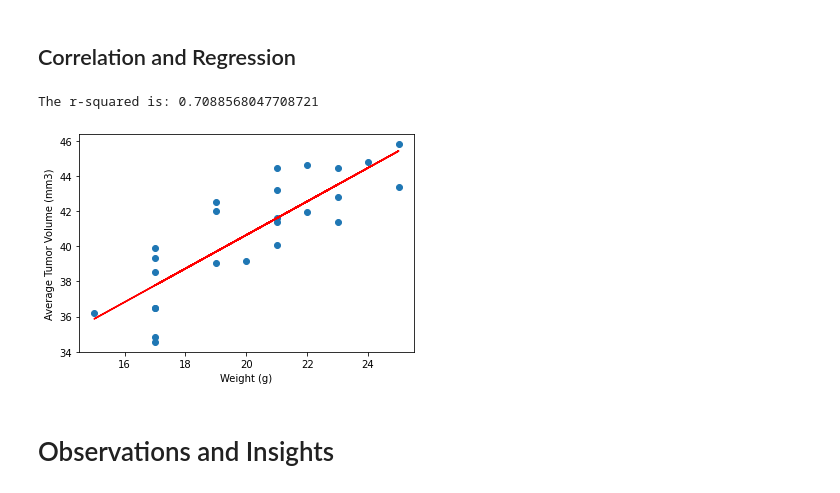
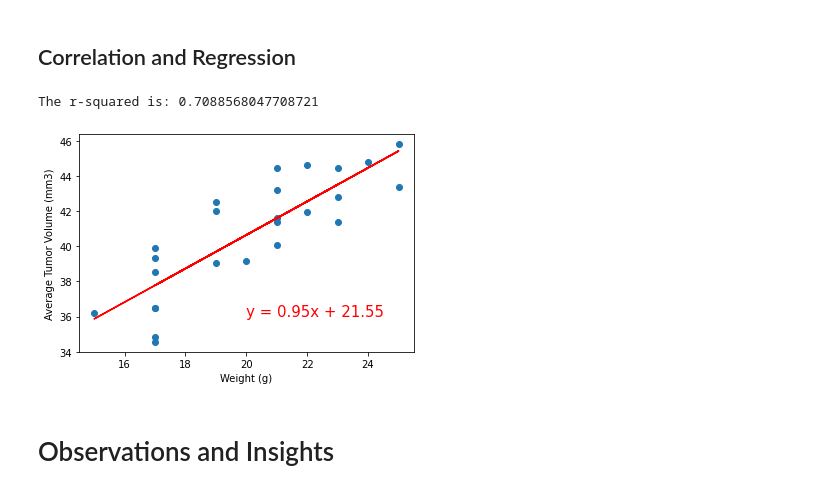
Before and after one commit to dalismo/Matplotlib-challenge, a Jupyter notebook: Pymaceuticals/pymaceuticals_starter.ipynb, the cells around one changed output. Cells and saved outputs as stored; diff of their text form; code cells hidden in the pictures.

```diff
--- a/Pymaceuticals/pymaceuticals_starter.ipynb
+++ b/Pymaceuticals/pymaceuticals_starter.ipynb
@@ -297,29 +297,30 @@ plt.show()
 # %%
 # Calculate the correlation coefficient and linear regression model
 # for mouse weight and average tumor volume for the Capomulin regimen
 
 # Defining the x and y values of chart
 x_values = mouse_weight
 y_values = tumor_volume
 
 # Calculating the linear regression
 (slope, intercept, rvalue, pvalue, stderr) = st.linregress(x_values, y_values)
 
 # Calculation y = mx + b
 regress_values = x_values * slope + intercept
 line_eq = "y = " + str(round(slope,2)) + "x + " + str(round(intercept,2))
 
 # Creating the scatter plot
 plt.scatter(x_values,y_values)
 plt.plot(x_values,regress_values,"r-")
+plt.annotate(line_eq,(20,36),fontsize=15,color="red")
 
 # Labeling the scatter plot
 plt.xlabel('Weight (g)')
 plt.ylabel('Average Tumor Volume (mm3)')
 print(f"The r-squared is: {rvalue**2}")
 plt.show()
 # %% [output]
 The r-squared is: 0.7088568047708721
-[figure, old version]
+[figure, new version]
 # %% [markdown]
 # Observations and Insights
```
